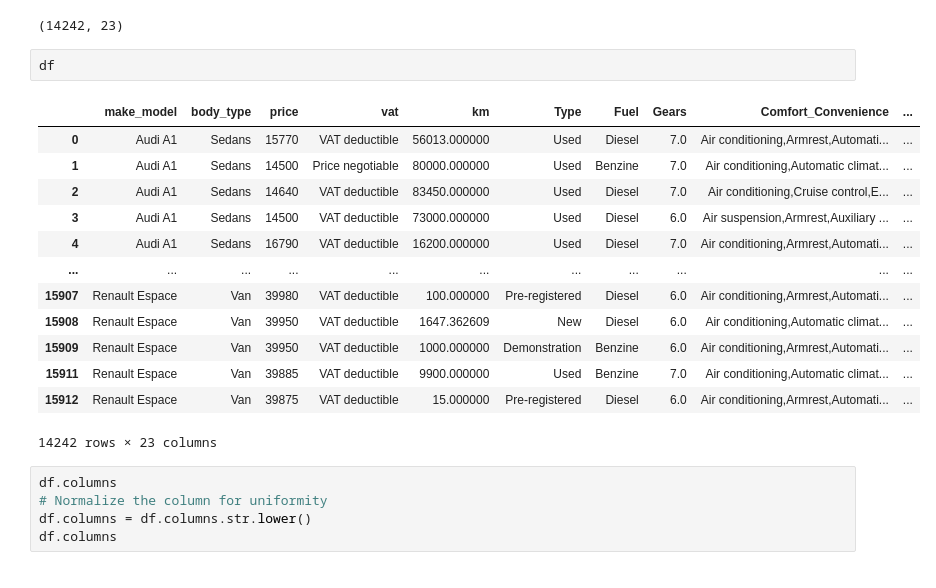
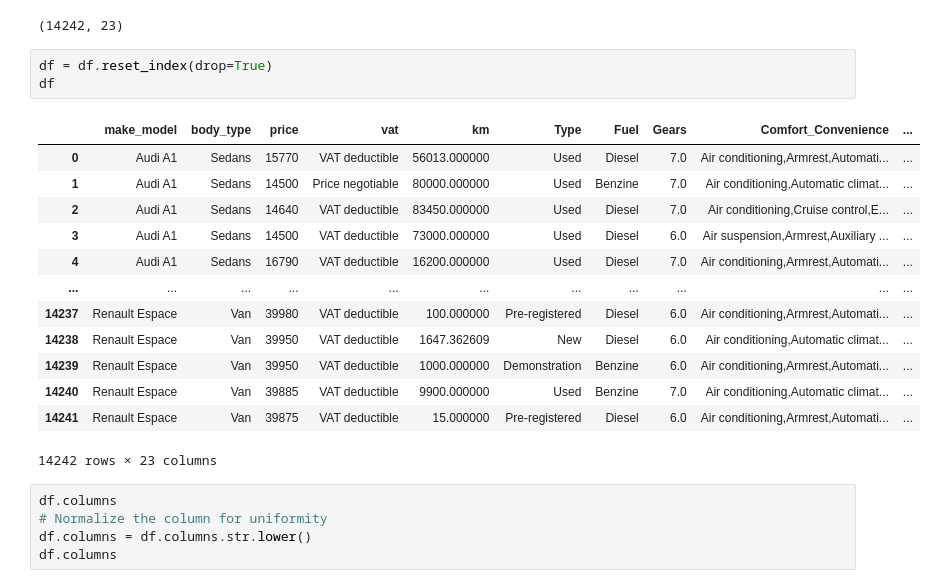
Before and after one commit to RodrickSia/NMLT-Car-price-predictions, a Jupyter notebook: Car-prices-prediction-Copy1.ipynb, the cells around one changed output. Cells and saved outputs as stored; diff of their text form.

```diff
--- a/Car-prices-prediction-Copy1.ipynb
+++ b/Car-prices-prediction-Copy1.ipynb
@@ -58,20 +59,21 @@ df.shape
 # %% [output]
 (14242, 23)
 # %%
+df = df.reset_index(drop=True)
 df
 # %% [output]
 |  | make_model | body_type | price | vat | km | Type | Fuel | Gears | Comfort_Convenience | ... |
 | 0 | Audi A1 | Sedans | 15770 | VAT deductible | 56013.000000 | Used | Diesel | 7.0 | Air conditioning,Armrest,Automati... | ... |
 | 1 | Audi A1 | Sedans | 14500 | Price negotiable | 80000.000000 | Used | Benzine | 7.0 | Air conditioning,Automatic climat... | ... |
 | 2 | Audi A1 | Sedans | 14640 | VAT deductible | 83450.000000 | Used | Diesel | 7.0 | Air conditioning,Cruise control,E... | ... |
 | 3 | Audi A1 | Sedans | 14500 | VAT deductible | 73000.000000 | Used | Diesel | 6.0 | Air suspension,Armrest,Auxiliary ... | ... |
 | 4 | Audi A1 | Sedans | 16790 | VAT deductible | 16200.000000 | Used | Diesel | 7.0 | Air conditioning,Armrest,Automati... | ... |
 | ... | ... | ... | ... | ... | ... | ... | ... | ... | ... | ... |
-| 15907 | Renault Espace | Van | 39980 | VAT deductible | 100.000000 | Pre-registered | Diesel | 6.0 | Air conditioning,Armrest,Automati... | ... |
-| 15908 | Renault Espace | Van | 39950 | VAT deductible | 1647.362609 | New | Diesel | 6.0 | Air conditioning,Automatic climat... | ... |
-| 15909 | Renault Espace | Van | 39950 | VAT deductible | 1000.000000 | Demonstration | Benzine | 6.0 | Air conditioning,Armrest,Automati... | ... |
-| 15911 | Renault Espace | Van | 39885 | VAT deductible | 9900.000000 | Used | Benzine | 7.0 | Air conditioning,Automatic climat... | ... |
-| 15912 | Renault Espace | Van | 39875 | VAT deductible | 15.000000 | Pre-registered | Diesel | 6.0 | Air conditioning,Armrest,Automati... | ... |
+| 14237 | Renault Espace | Van | 39980 | VAT deductible | 100.000000 | Pre-registered | Diesel | 6.0 | Air conditioning,Armrest,Automati... | ... |
+| 14238 | Renault Espace | Van | 39950 | VAT deductible | 1647.362609 | New | Diesel | 6.0 | Air conditioning,Automatic climat... | ... |
+| 14239 | Renault Espace | Van | 39950 | VAT deductible | 1000.000000 | Demonstration | Benzine | 6.0 | Air conditioning,Armrest,Automati... | ... |
+| 14240 | Renault Espace | Van | 39885 | VAT deductible | 9900.000000 | Used | Benzine | 7.0 | Air conditioning,Automatic climat... | ... |
+| 14241 | Renault Espace | Van | 39875 | VAT deductible | 15.000000 | Pre-registered | Diesel | 6.0 | Air conditioning,Armrest,Automati... | ... |
 14242 rows × 23 columns
 # %%
 df.columns
```
Also changed, not shown: parts of 36 cells of this notebook.
